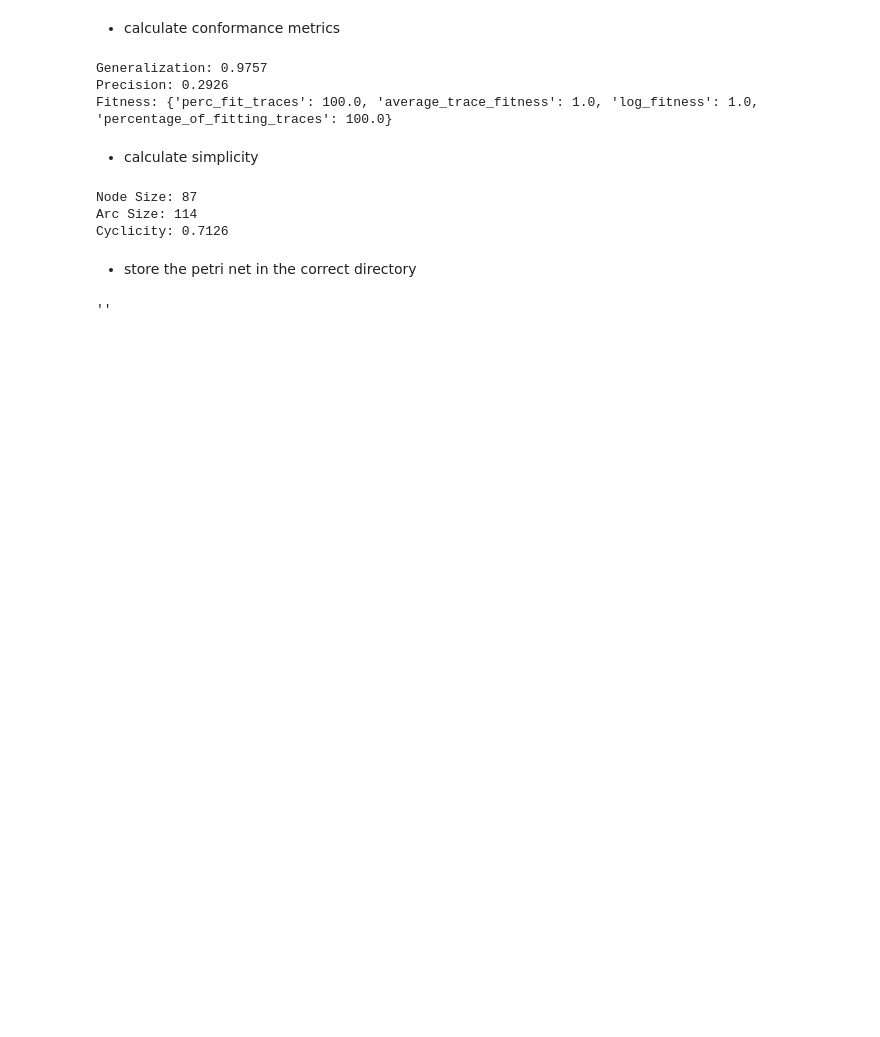
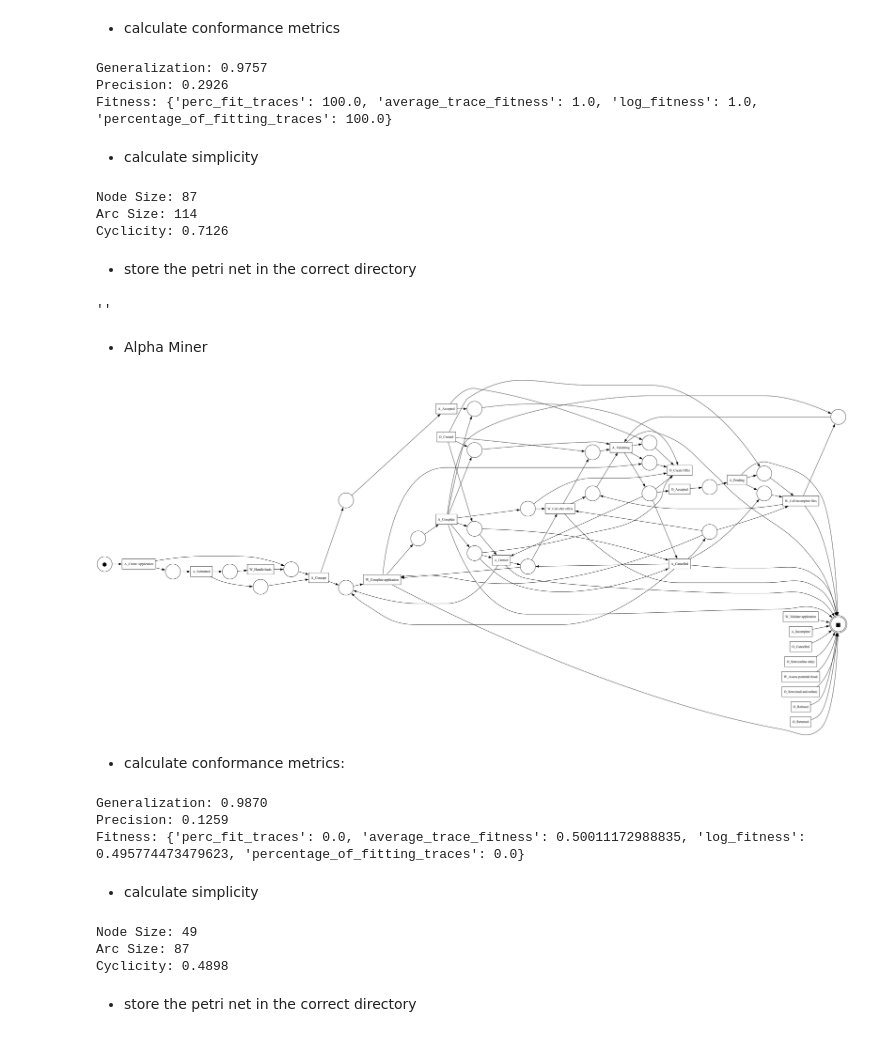
Before and after one commit to danielsich/BPIC_17_Data2Process, a Jupyter notebook: notebooks/process_model_creation_validation.ipynb, the cells around one changed output. Drawn from its saved outputs; the diff is of its cells as text; code cells hidden in the pictures; blank space fills up the shorter version.

Commit message:
alpha miner

```diff
--- a/notebooks/process_model_creation_validation.ipynb
+++ b/notebooks/process_model_creation_validation.ipynb
@@ -172,3 +172,38 @@ if not os.path.exists(target_dir):
 pm4py.save_vis_petri_net(net, initial_marking, final_marking, full_path)
 # %% [output]
 ''
+# %% [markdown]
+- Alpha Miner
+# %%
+net, initial_marking, final_marking = pm4py.discover_petri_net_alpha(event_log)
+pm4py.view_petri_net(net, initial_marking, final_marking)
+# %% [output]
+[figure, added]
+# %% [markdown]
+- calculate conformance metrics:
+# %%
+alpha_generalization_all = pm4py.algo.evaluation.generalization.variants.token_based.apply(event_log, net, initial_marking, final_marking)
+alpha_precision_all = pm4py.algo.evaluation.precision.variants.etconformance_token.apply(event_log, net, initial_marking, final_marking)
+alpha_fitness_all = pm4py.algo.evaluation.replay_fitness.variants.token_replay.apply(event_log, net, initial_marking, final_marking)
+print(f"Generalization: {alpha_generalization_all:.4f}")
+print(f"Precision: {alpha_precision_all:.4f}")
+print(f"Fitness: {alpha_fitness_all}")
+# %% [output]
+Generalization: 0.9870
+Precision: 0.1259
+Fitness: {'perc_fit_traces': 0.0, 'average_trace_fitness': 0.50011172988835, 'log_fitness': 0.495774473479623, 'percentage_of_fitting_traces': 0.0}
+# %% [markdown]
+- calculate simplicity
+# %%
+alpha_node_size_all = calculate_node_size(net)
+alpha_arc_size_all = calculate_arc_size(net)
+alpha_cyclicity_all = calculate_cyclicity(net)
+print(f"Node Size: {alpha_node_size_all}")
+print(f"Arc Size: {alpha_arc_size_all}")
+print(f"Cyclicity: {alpha_cyclicity_all:.4f}")
+# %% [output]
+Node Size: 49
+Arc Size: 87
+Cyclicity: 0.4898
+# %% [markdown]
+- store the petri net in the correct directory
```
Also changed, not shown: parts of 4 cells of this notebook, 2 other files.
